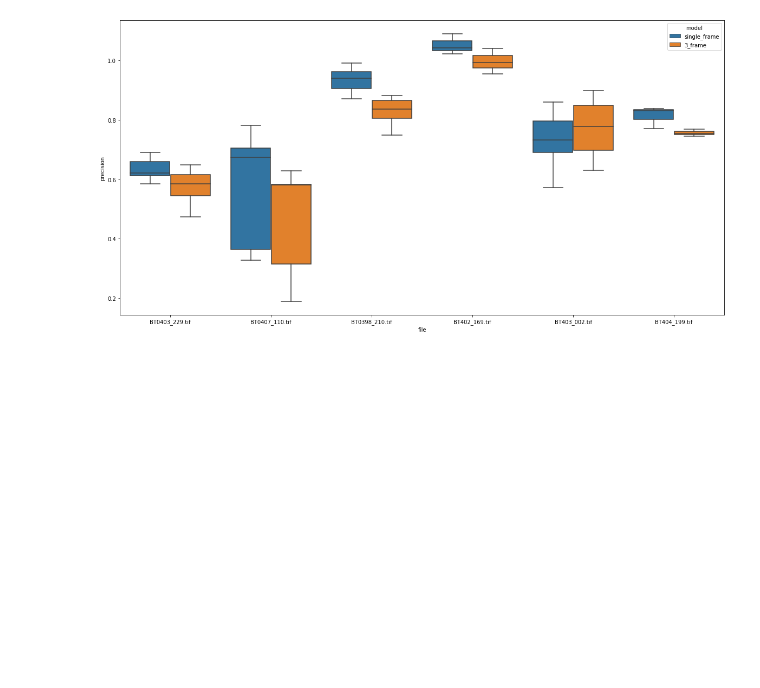
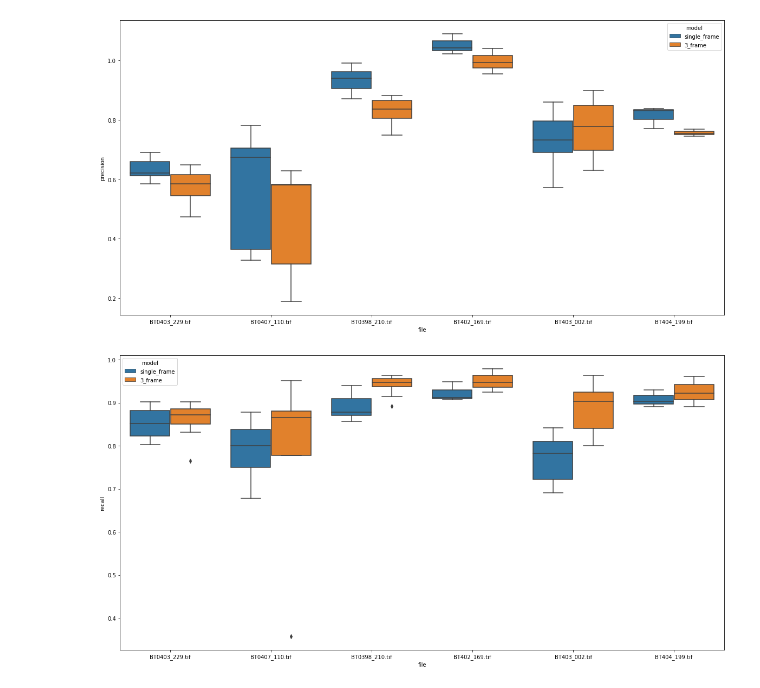
Before and after one commit to Oftatkofta/BactUnet, a Jupyter notebook: single_vs_3frame compare.ipynb, the cells around one changed output. Drawn from its saved outputs; the diff is of its cells as text; code cells hidden in the pictures; blank space fills up the shorter version.

```diff
--- a/single_vs_3frame compare.ipynb
+++ b/single_vs_3frame compare.ipynb
@@ -422,5 +428,7 @@ tp_df = pd.concat([single, multi], ignore_index=True)
 
 tp_df['precision'] = tp_df['TP']/(tp_df['TP']+tp_df['FP'])
 tp_df['recall'] = tp_df['TP']/(tp_df['TP']+tp_df['FN'])
+tp_df['average_precision'] = tp_df['TP']/(tp_df['TP']+tp_df['FP']+tp_df['FN'])
 
 tp_df.head()
+tp_df.to_csv('single_vs_3frame_count.csv')
@@ -436,3 +437,8 @@ plt.figure(figsize=(20,10))
 g3 = sns.boxplot(data=tp_df, x='file', y='precision', hue='model')
 # %% [output]
 [figure]
+# %%
+plt.figure(figsize=(20,10))
+g3 = sns.boxplot(data=tp_df, x='file', y='recall', hue='model')
+# %% [output]
+[figure, added]
```
Also changed, not shown: parts of 4 cells of this notebook, 4 other files.
